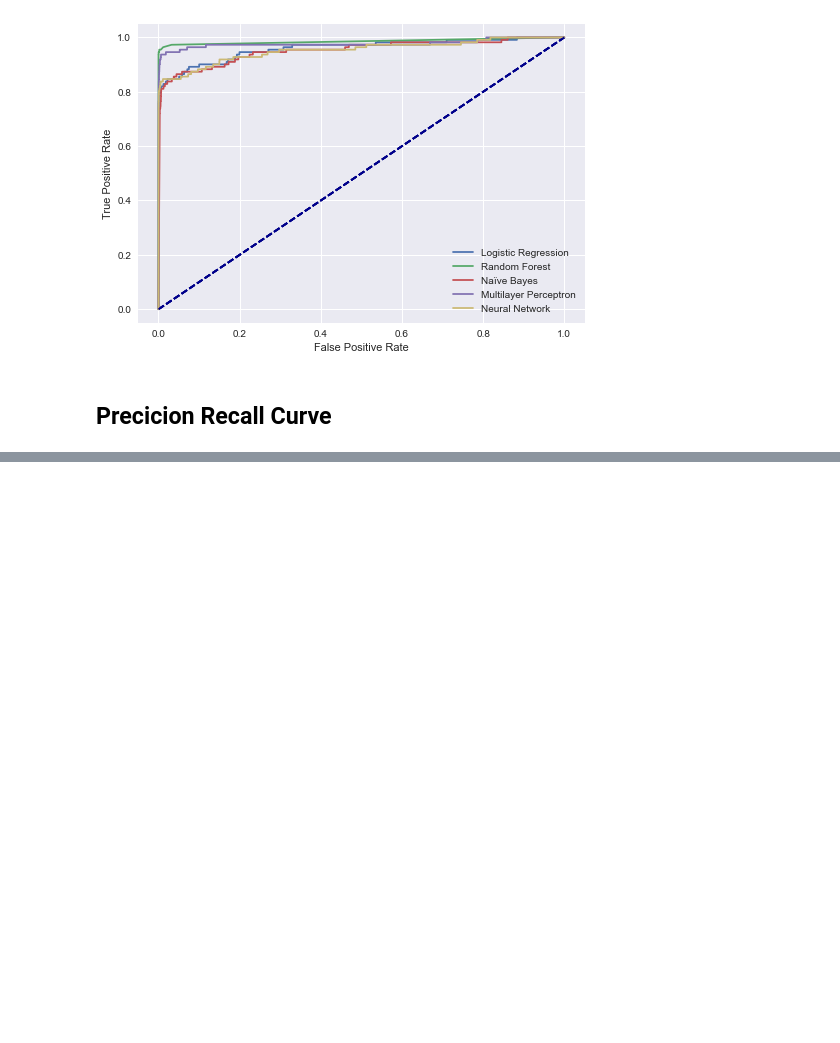
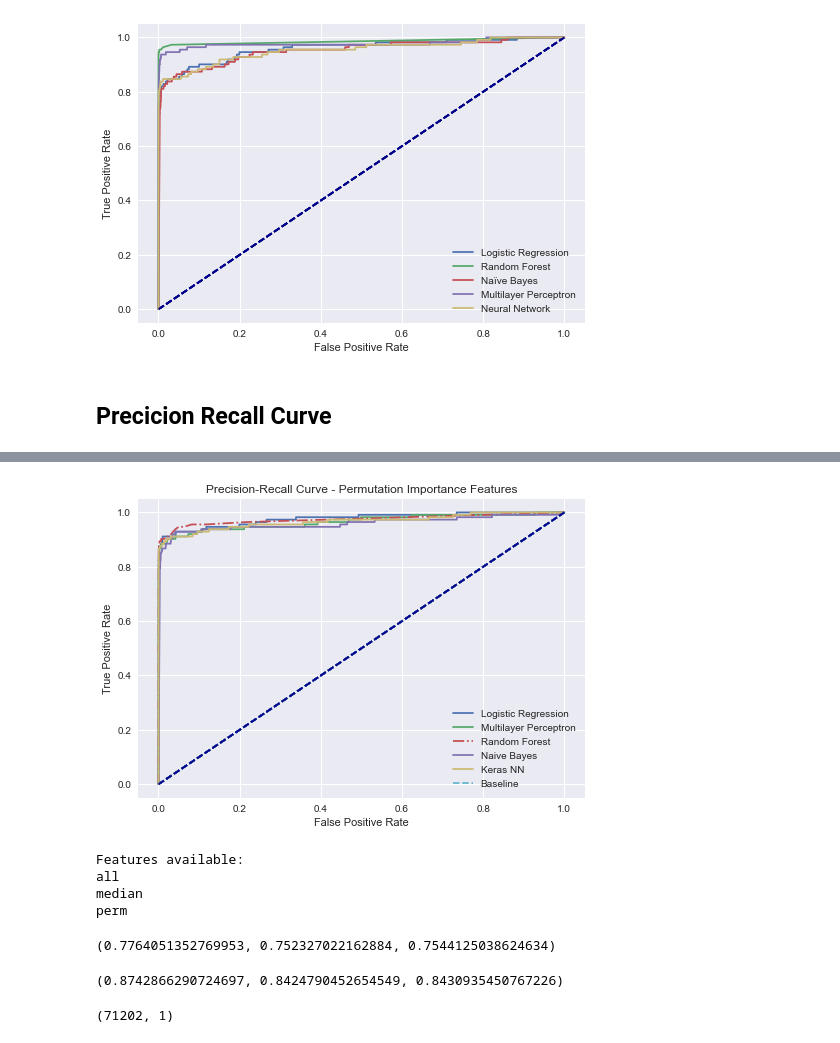
Before and after one commit to bjarnemu/aml2021finalproject, a Jupyter notebook: krog_main.ipynb, the cells around one changed output, grey strips where cells are left out. Saved outputs shown, nothing was run; the diff lists cells and outputs as text; code cells hidden in the pictures; blank space fills up the shorter version.

```diff
--- a/krog_main.ipynb
+++ b/krog_main.ipynb
@@ -492,15 +583,15 @@ Mean Score for Metrics: 0.7269845033645649
  0.6622137705085297,
  0.7269845033645649]
 # %%
-def plot_roc_cur(fper, tper, label="", title="plot title"):
-    plt.plot(fper, tper, label=label)
+def plot_roc_cur(fper, tper, label="", line="", title="plot title"):
+    plt.plot(fper, tper, line, label=label)
     plt.plot([0, 1], [0, 1], color='darkblue', linestyle='--')
     plt.xlabel('False Positive Rate')
     plt.ylabel('True Positive Rate')
     plt.title(title)
     plt.legend(loc='lower right')
 
-def create_roc_curve(preds, targets, label="", title=""):
+def create_roc_curve(preds, targets, label="", line="", title=""):
     all_fpr, all_tpr = [], []
     fpr, tpr, thresholds = roc_curve(targets, preds)
     all_fpr.append(fpr)
@@ -508,7 +599,7 @@ def create_roc_curve(preds, targets, label="", title=""):
     all_fpr = np.array(all_fpr)
     all_tpr = np.array(tpr)
 
-    plot_roc_cur(all_fpr[0], all_tpr, label=label, title=title)
+    plot_roc_cur(all_fpr[0], all_tpr, label=label, line=line, title=title)
 # %%
 create_roc_curve(lrg.predict_proba(X_test)[:,1], y_test, label="Logistic Regression")
 #create_roc_curve(svc.predict_proba(X_test)[:,1], y_test, label="Support Vector Classifier")
@@ -562,0 +658,28 @@ create_roc_curve(baseline_preds['all'][:,1], y_test, label="Baseline", title="Pr
+# %%
+create_roc_curve(lrg_preds['perm'], y_perm_test, label="Logistic Regression")
+create_roc_curve(mlp_preds['perm'][:,1], y_perm_test, label="Multilayer Perceptron")
+create_roc_curve(rfc_preds['perm'], y_perm_test, line='-.', label="Random Forest")
+create_roc_curve(nbc_preds['perm'][:,1], y_perm_test, label="Naive Bayes")
+create_roc_curve(nn_preds['perm'], y_perm_test, label="Keras NN")
+create_roc_curve(dum_preds['perm'], y_perm_test, label="Baseline", line='--', title="Precision-Recall Curve - Permutation Importance Features")
+# %% [output]
+[figure, added]
+# %%
+nn_preds = load_features(filename="nn_preds")
+# %% [output]
+Features available:
+all
+median
+perm
+# %%
+preds_to_auprc(nn_preds)
+# %% [output]
+(0.7764051352769953, 0.752327022162884, 0.7544125038624634)
+# %%
+preds_to_auprc(rfc_preds)
+# %% [output]
+(0.8742866290724697, 0.8424790452654549, 0.8430935450767226)
+# %%
+nn_preds['all'].shape
+# %% [output]
+(71202, 1)
```
Also changed, not shown: parts of 15 cells of this notebook, 4 other files.
